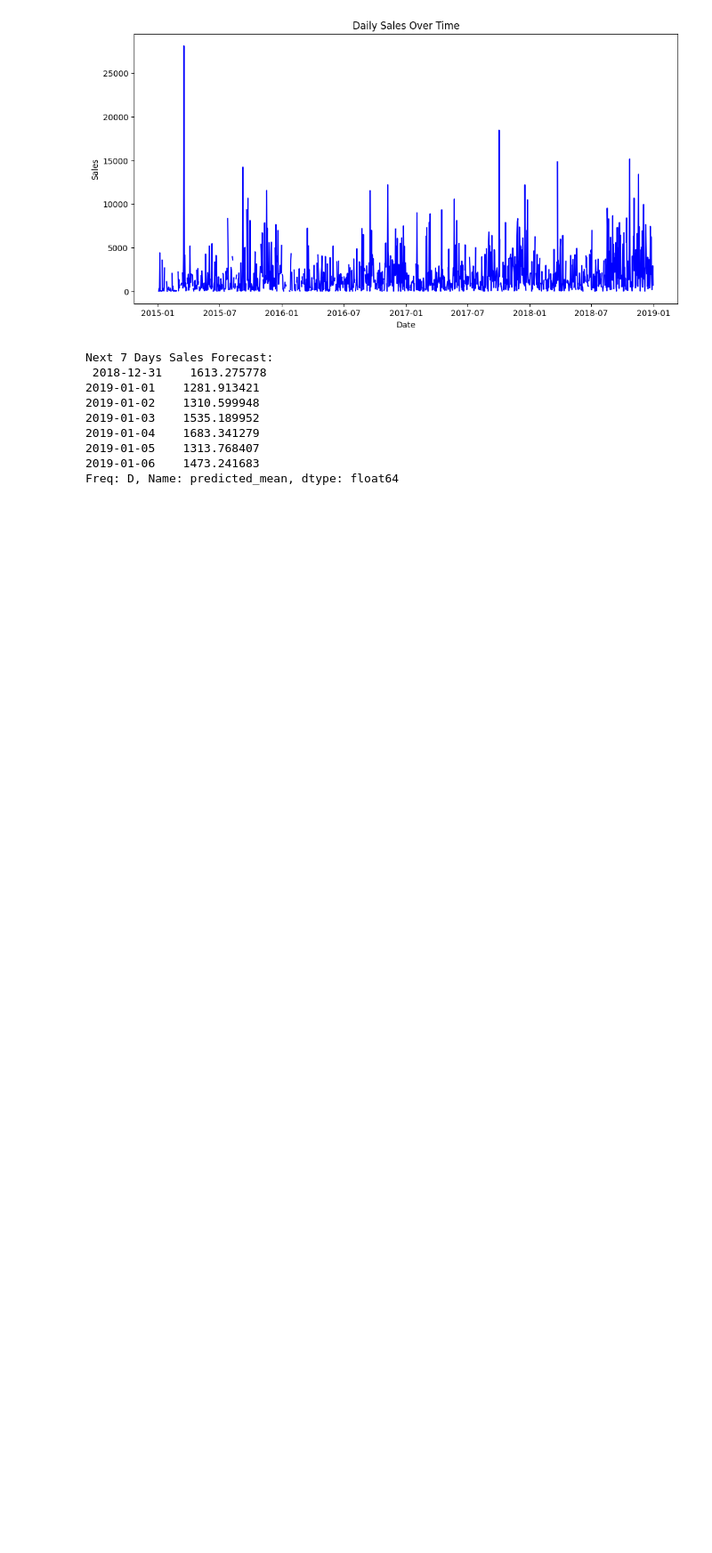
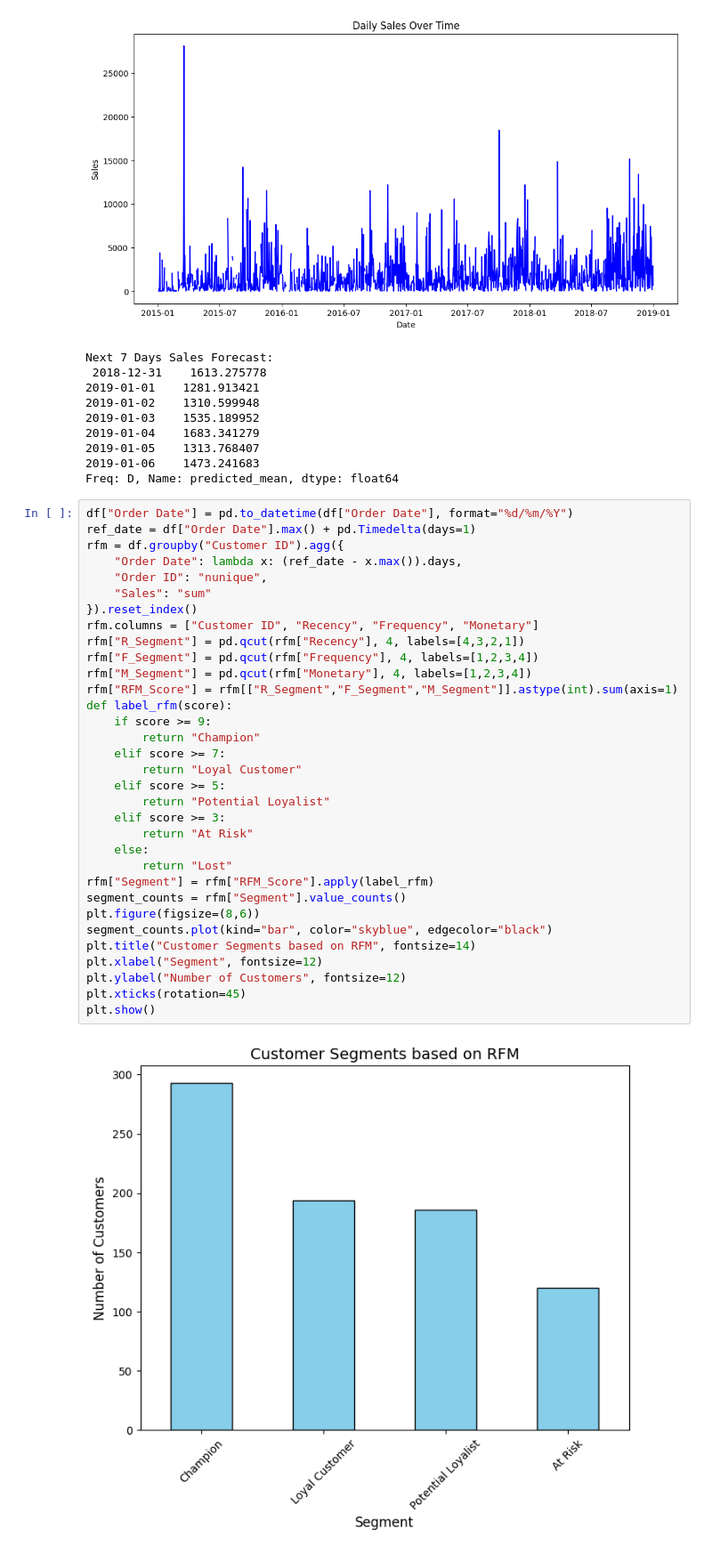
Before and after one commit to srimidhuna/superstores_sales_EDA, a Jupyter notebook: code.ipynb, the cells around one changed output. Shown: that part at 89% size. Saved outputs shown, nothing was run; the diff lists cells and outputs as text; blank space fills up the shorter version.

```diff
--- a/code.ipynb
+++ b/code.ipynb
@@ -145,3 +145,38 @@ Next 7 Days Sales Forecast:
 2019-01-05    1313.768407
 2019-01-06    1473.241683
 Freq: D, Name: predicted_mean, dtype: float64
+# %%
+df["Order Date"] = pd.to_datetime(df["Order Date"], format="%d/%m/%Y")
+ref_date = df["Order Date"].max() + pd.Timedelta(days=1)
+rfm = df.groupby("Customer ID").agg({
+    "Order Date": lambda x: (ref_date - x.max()).days,
+    "Order ID": "nunique",
+    "Sales": "sum"
+}).reset_index()
+rfm.columns = ["Customer ID", "Recency", "Frequency", "Monetary"]
+rfm["R_Segment"] = pd.qcut(rfm["Recency"], 4, labels=[4,3,2,1])
+rfm["F_Segment"] = pd.qcut(rfm["Frequency"], 4, labels=[1,2,3,4])
+rfm["M_Segment"] = pd.qcut(rfm["Monetary"], 4, labels=[1,2,3,4])
+rfm["RFM_Score"] = rfm[["R_Segment","F_Segment","M_Segment"]].astype(int).sum(axis=1)
+def label_rfm(score):
+    if score >= 9:
+        return "Champion"
+    elif score >= 7:
+        return "Loyal Customer"
+    elif score >= 5:
+        return "Potential Loyalist"
+    elif score >= 3:
+        return "At Risk"
+    else:
+        return "Lost"
+rfm["Segment"] = rfm["RFM_Score"].apply(label_rfm)
+segment_counts = rfm["Segment"].value_counts()
+plt.figure(figsize=(8,6))
+segment_counts.plot(kind="bar", color="skyblue", edgecolor="black")
+plt.title("Customer Segments based on RFM", fontsize=14)
+plt.xlabel("Segment", fontsize=12)
+plt.ylabel("Number of Customers", fontsize=12)
+plt.xticks(rotation=45)
+plt.show()
+# %% [output]
+[figure, added]
```
